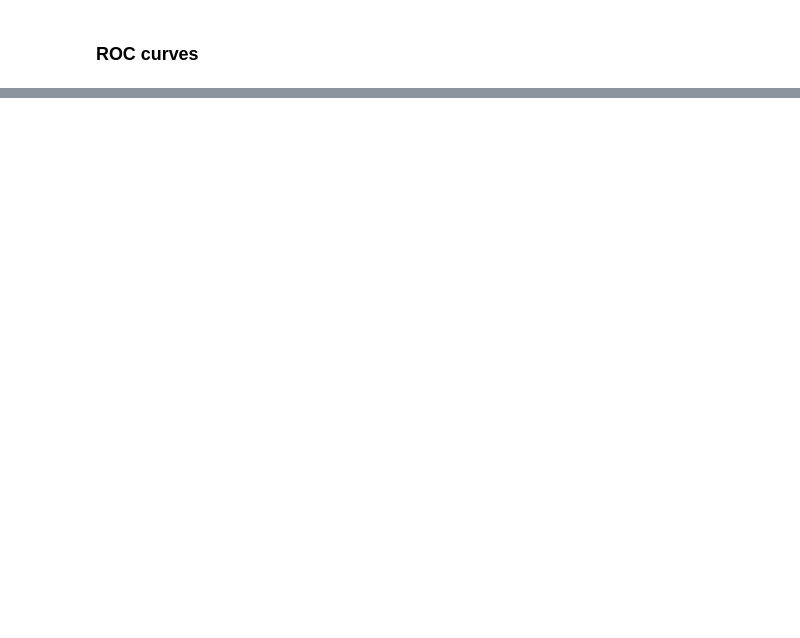
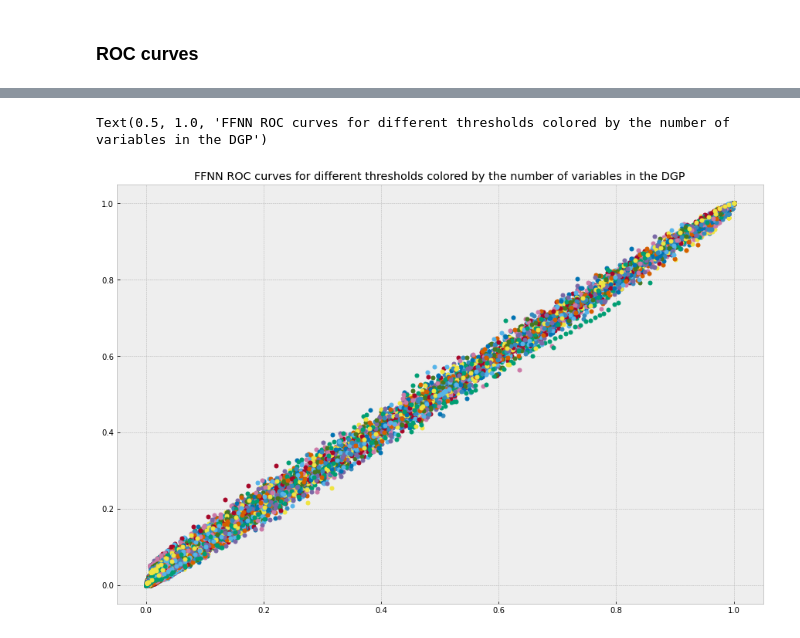
Before and after one commit to dcuoliveira/NN-VAR-Cov-Pred, a Jupyter notebook: src/results_report.ipynb, the cells around one changed output, grey strips where cells are left out. Cells and saved outputs as stored; diff of their text form; code cells hidden in the pictures; blank space fills up the shorter version.

```diff
--- a/src/results_report.ipynb
+++ b/src/results_report.ipynb
@@ -376,0 +406,15 @@ ax.legend()
+# %%
+groups = roc_df.loc[roc_df["model"] == "ffnn"].groupby("number_of_variables")
+
+fig, ax = plt.subplots()
+for name, group in groups:
+    ax.plot(group["FP"],
+            group["TP"],
+            marker='o',
+            linestyle='',
+            ms=5,
+            label=name)
+ax.set_title("FFNN ROC curves for different thresholds colored by the number of variables in the DGP")
+# %% [output]
+Text(0.5, 1.0, 'FFNN ROC curves for different thresholds colored by the number of variables in the DGP')
+[figure, added]
```
Also changed, not shown: parts of 6 cells of this notebook, 9 other files.
